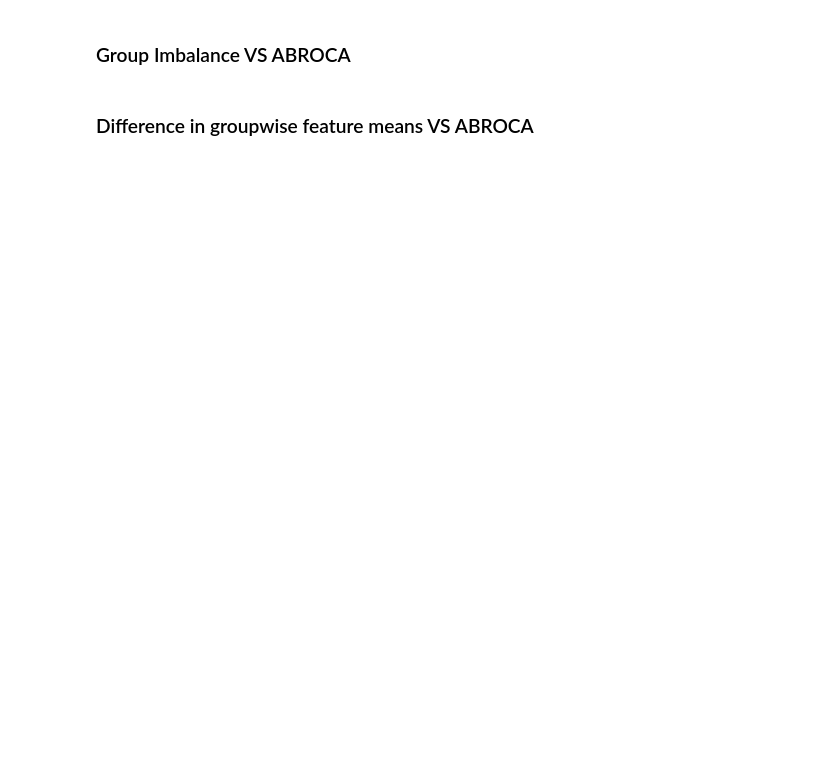
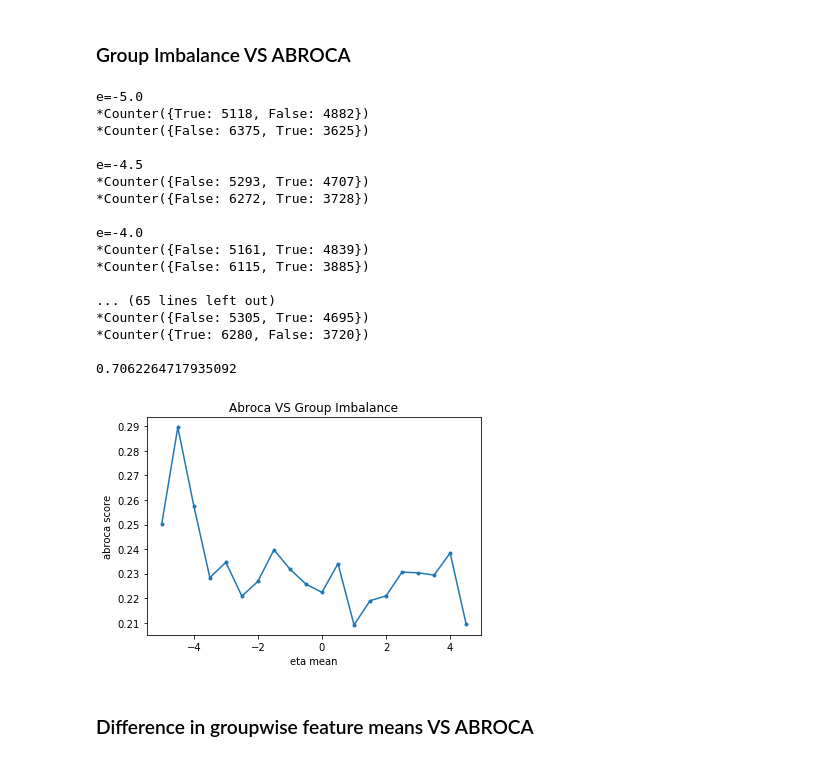
Before and after one commit to 13nat1313/ABROCAproject, a Jupyter notebook: ABROCAprojectDataGeneration.ipynb, the cells around one changed output. Saved outputs shown, nothing was run; the diff lists cells and outputs as text; code cells hidden in the pictures; blank space fills up the shorter version.

```diff
--- a/ABROCAprojectDataGeneration.ipynb
+++ b/ABROCAprojectDataGeneration.ipynb
@@ -174,44 +249,80 @@ ValueError: This solver needs samples of at least 2 classes in the data, but the
 # %% [markdown]
 ### Group Imbalance VS ABROCA
 # %%
-np.random.seed(13)
-eta_sds = [10**i for i in range(-3,3)]
-
+eta_means = np.arange(-5,5,0.5)
+es_plot = []
+np.random.seed(8)
 abrocas = []
-for e in eta_sds:
-    n = [100000, 100000]
-    X, y = simulate(subgroup_n=n, eta_sd=e)
+aucs = []
+for e in eta_means:
+    print(f'e={e}')
+    n = [10000, 10000]
+    X, y = simulate(subgroup_n=n, eta_mean=[0,e], sigma_scale_factor=100)
 
     X_train_0, X_test_0, y_train_0, y_test_0 = train_test_split(X[:n[0]], y[:n[0]], test_size=0.2, random_state=0)
     X_train_1, X_test_1, y_train_1, y_test_1 = train_test_split(X[n[0]:], y[n[0]:], test_size=0.2, random_state=0)
 
     X_train = np.append(X_train_0, X_train_1, axis=0)
     y_train = np.append(y_train_0, y_train_1, axis=0)
+#     print(f'X_train: {len(X_train)}, y_train: {len(y_train)}')
+#     print(f'X_test_0: {len(X_test_0)}, y_test_0: {len(y_test_0)}')
+#     print(f'X_test_1: {len(X_test_1)}, y_test_1: {len(y_test_1)}')
 
+    if len(set(y_train)) == 1:
+        continue
 
     #regressor = RandomForestRegressor(n_estimators = 10, random_state=0)
     #regressor = LogisticRegression() #find regularized logisticRegression - cv logistic regression
     regressor = LogisticRegressionCV(cv=5, random_state=0)
-    print()
     regressor.fit(X_train, y_train)
 
     y_pred_0 = regressor.predict(X_test_0)
     y_pred_1 = regressor.predict(X_test_1)
 
+    if len(set(y_test_0)) == 1 or len(set(y_test_1)) == 1:
+        continue
+
+    es_plot.append(e)
     fpr_0, tpr_0, _ = roc_curve(y_test_0, y_pred_0)
     fpr_1, tpr_1, _ = roc_curve(y_test_1, y_pred_1)
 
     g1auc = auc(fpr_0, tpr_0)
     g2auc = auc(fpr_1, tpr_1)
-
+    aucs.append(g1auc)
     abroca = compute_abroca(fpr_0,tpr_0,fpr_1,tpr_1)
     abrocas.append(abroca)
+    print()
+print(np.mean(aucs))
+plt.plot(es_plot,abrocas,marker='.')
+plt.xlabel('eta mean')
+plt.ylabel('abroca score')
+plt.title('Abroca VS Group Imbalance')
 
-plt.plot(eta_sds,abrocas,marker='.')
-plt.xlabel('eta standard devation')
-plt.ylabel('abroca score')
-plt.title('Abroca VS Observation Noise')
+if len(es_plot) < 10:
+    for i, txt in enumerate(es_plot):
+        if i == 0:
+            txt = f'e={txt}'
+        plt.annotate(txt, (es_plot[i], abrocas[i]))
 plt.show()
+# %% [output]
+e=-5.0
+*Counter({True: 5118, False: 4882})
+*Counter({False: 6375, True: 3625})
+
+e=-4.5
+*Counter({False: 5293, True: 4707})
+*Counter({False: 6272, True: 3728})
+
+e=-4.0
+*Counter({False: 5161, True: 4839})
+*Counter({False: 6115, True: 3885})
+
+... (65 lines left out)
+*Counter({False: 5305, True: 4695})
+*Counter({True: 6280, False: 3720})
+
+0.7062264717935092
+[figure, added]
 # %% [markdown]
 ### Difference in groupwise feature means VS ABROCA
 # %%
```
Also changed, not shown: parts of 7 cells of this notebook.
